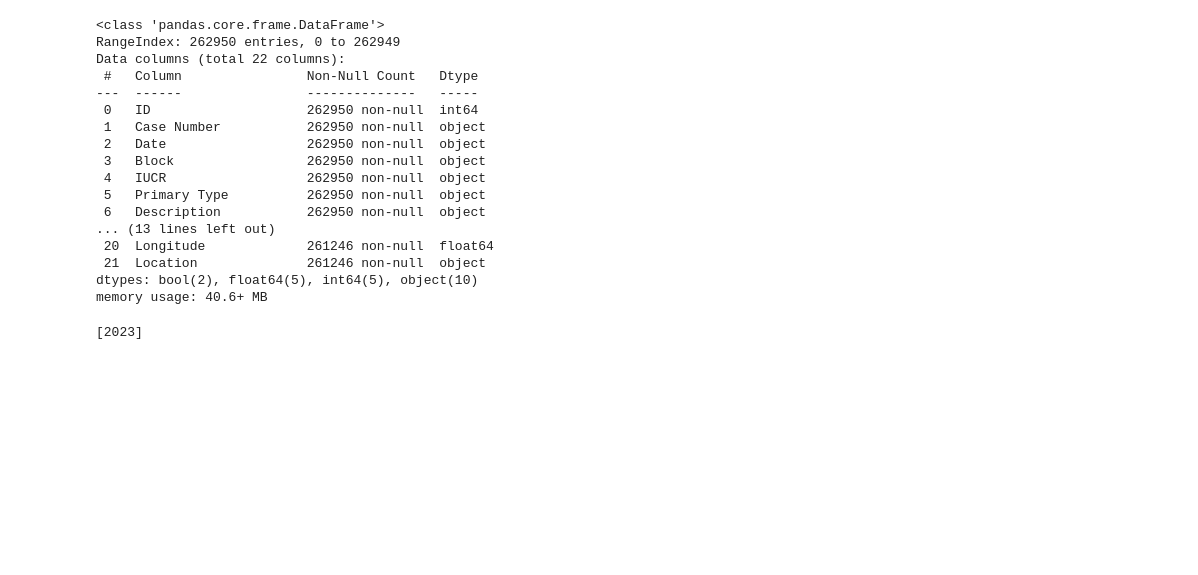
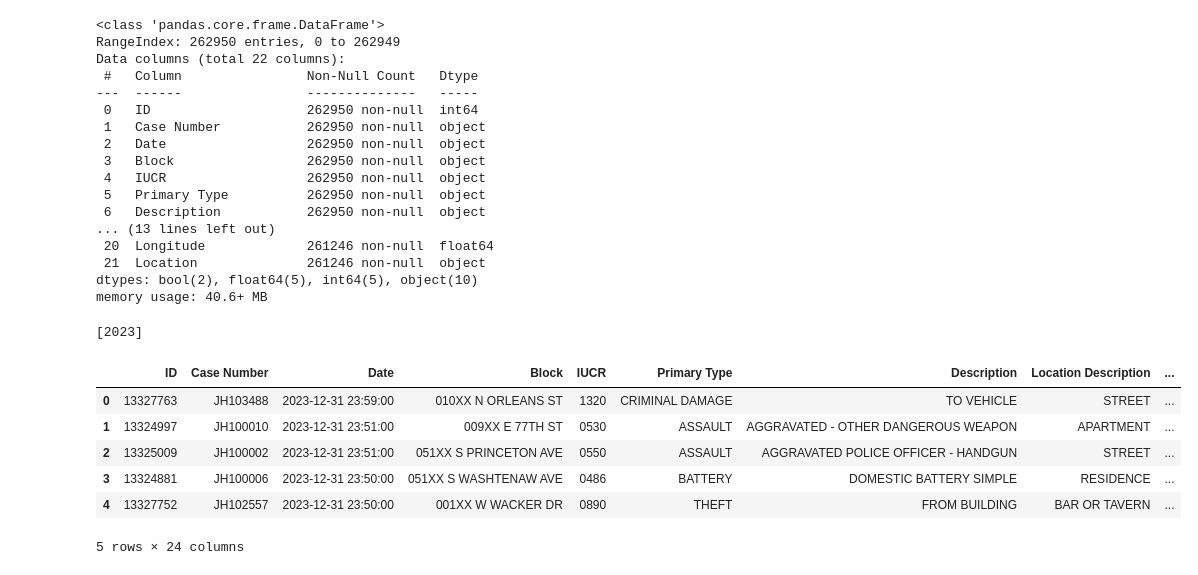
Before and after one commit to gjmv/CEIA_2025_B2_AMq_TP, a Jupyter notebook: TP.ipynb, the cells around one changed output. Cells and saved outputs as stored; diff of their text form; code cells hidden in the pictures; blank space fills up the shorter version.

```diff
--- a/TP.ipynb
+++ b/TP.ipynb
@@ -26,3 +26,16 @@ memory usage: 40.6+ MB
 print(df_csv["Year"].unique())
 # %% [output]
 [2023]
+# %%
+df_csv["Date"] = pd.to_datetime(df_csv["Date"])
+df_csv["año"] = df_csv["Date"].dt.year
+df_csv["mes"] = df_csv["Date"].dt.month
+df_csv.head()
+# %% [output]
+|  | ID | Case Number | Date | Block | IUCR | Primary Type | Description | Location Description | ... |
+| 0 | 13327763 | JH103488 | 2023-12-31 23:59:00 | 010XX N ORLEANS ST | 1320 | CRIMINAL DAMAGE | TO VEHICLE | STREET | ... |
+| 1 | 13324997 | JH100010 | 2023-12-31 23:51:00 | 009XX E 77TH ST | 0530 | ASSAULT | AGGRAVATED - OTHER DANGEROUS WEAPON | APARTMENT | ... |
+| 2 | 13325009 | JH100002 | 2023-12-31 23:51:00 | 051XX S PRINCETON AVE | 0550 | ASSAULT | AGGRAVATED POLICE OFFICER - HANDGUN | STREET | ... |
+| 3 | 13324881 | JH100006 | 2023-12-31 23:50:00 | 051XX S WASHTENAW AVE | 0486 | BATTERY | DOMESTIC BATTERY SIMPLE | RESIDENCE | ... |
+| 4 | 13327752 | JH102557 | 2023-12-31 23:50:00 | 001XX W WACKER DR | 0890 | THEFT | FROM BUILDING | BAR OR TAVERN | ... |
+5 rows × 24 columns
```
Also changed, not shown: parts of 2 cells of this notebook.
